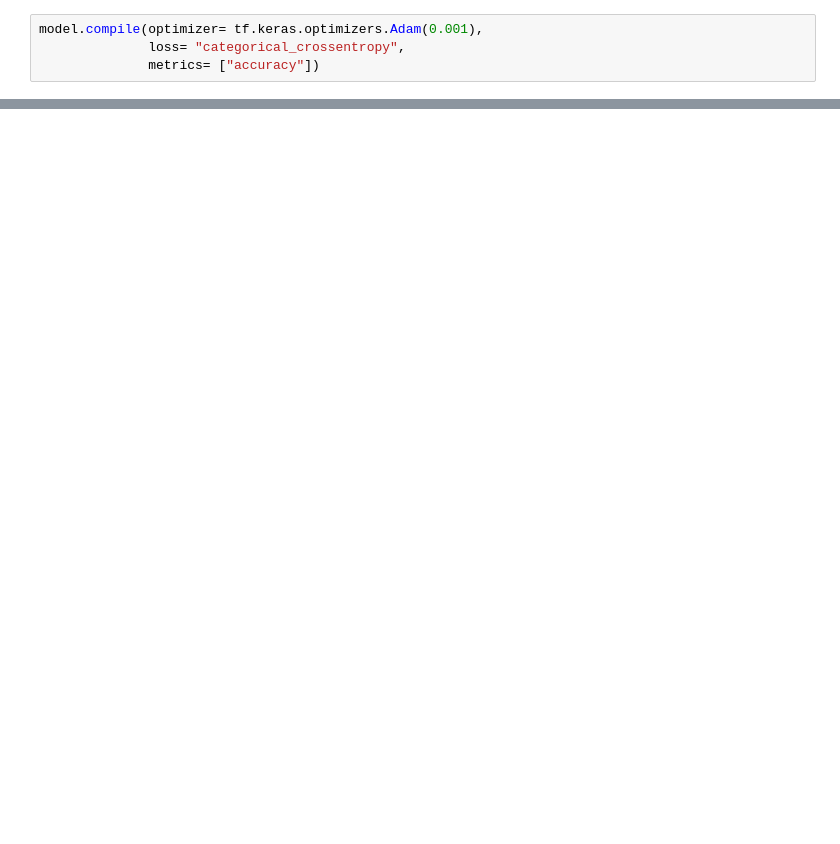
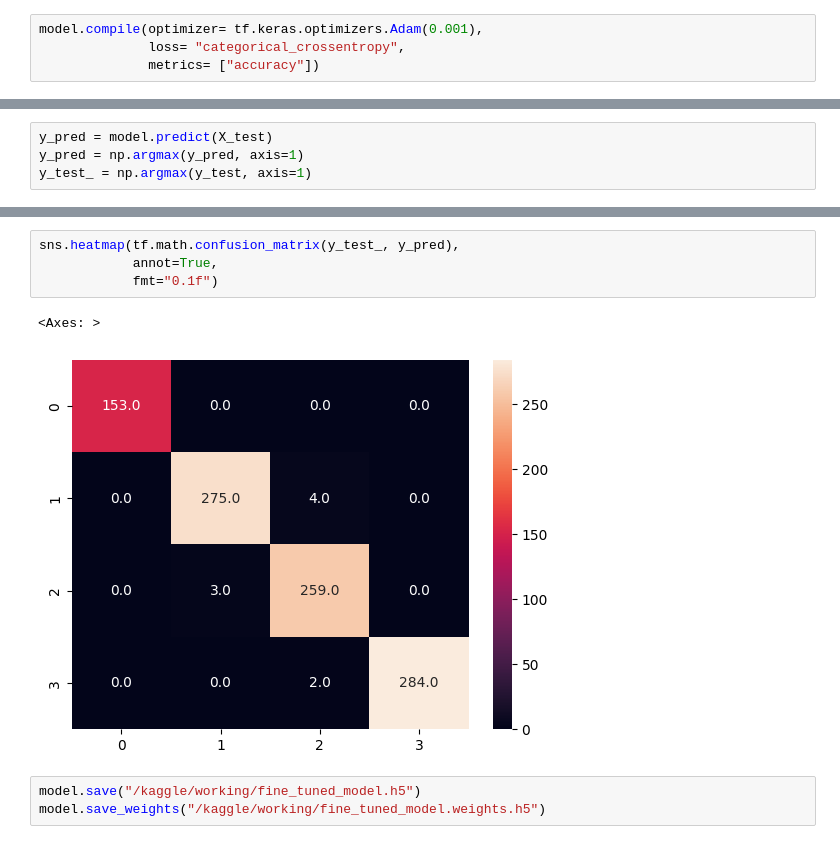
Before and after one commit to Sparsh-mahajan/Brain-cancer-classification, a Jupyter notebook: brain-tumor-classification-experiments.ipynb, the cells around one changed output, grey strips where cells are left out. Drawn from its saved outputs; the diff is of its cells as text; blank space fills up the shorter version.

Commit message:
Kaggle Notebook | Brain tumor classification experiments | Version 2

```diff
--- a/brain-tumor-classification-experiments.ipynb
+++ b/brain-tumor-classification-experiments.ipynb
@@ -110,0 +188,4 @@ history = model.fit(X_train,
+# %%
+y_pred = model.predict(X_test)
+y_pred = np.argmax(y_pred, axis=1)
+y_test_ = np.argmax(y_test, axis=1)
@@ -110,0 +194,10 @@ history = model.fit(X_train,
+# %%
+sns.heatmap(tf.math.confusion_matrix(y_test_, y_pred),
+            annot=True,
+            fmt="0.1f")
+# %% [output]
+<Axes: >
+[figure, added]
+# %%
+model.save("/kaggle/working/fine_tuned_model.h5")
+model.save_weights("/kaggle/working/fine_tuned_model.weights.h5")
```
Also changed, not shown: parts of 23 cells of this notebook.
